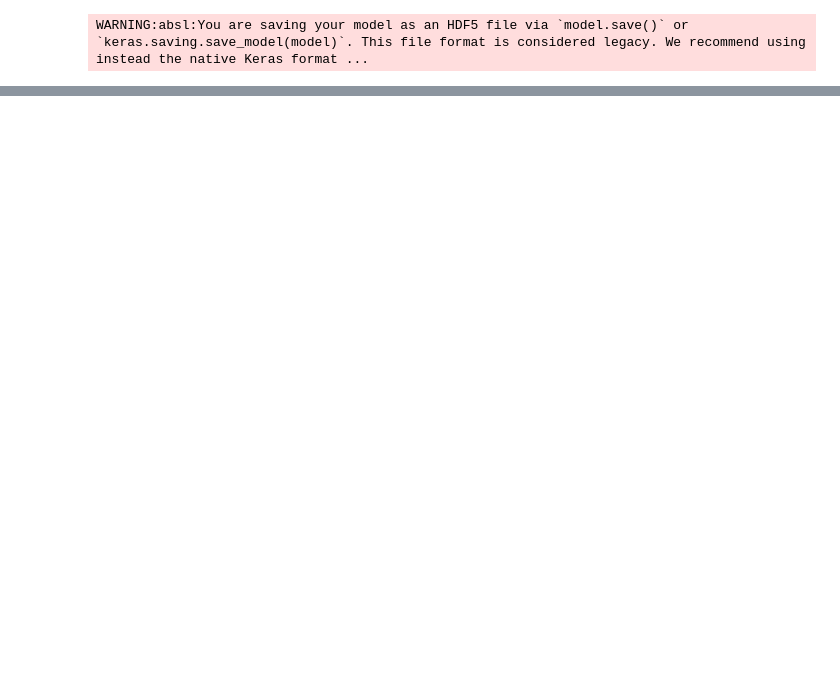
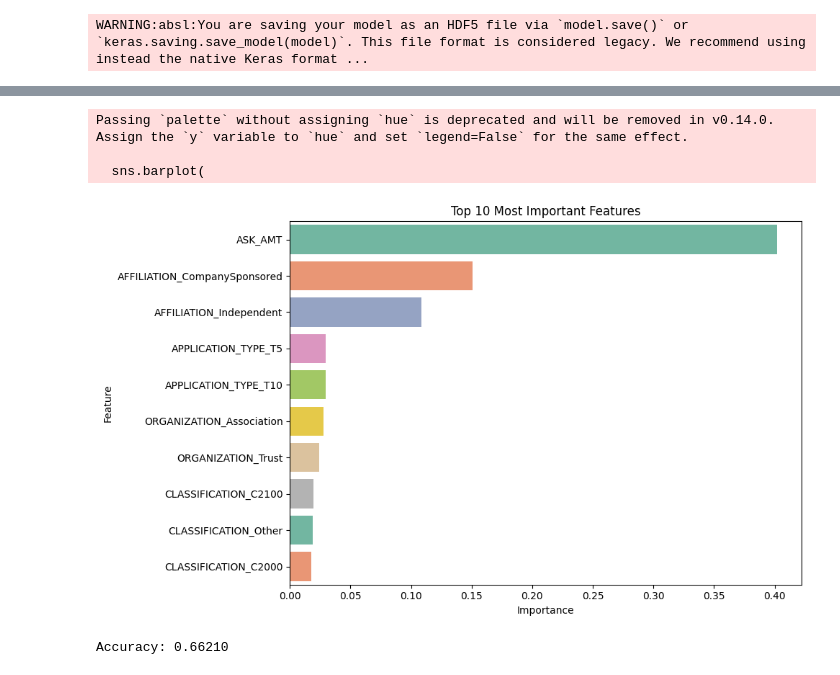
Before and after one commit to LegallyNotBlonde/deep-learning-challenge, a Jupyter notebook: AlphabetSoupCharity_Optimization.ipynb, the cells around one changed output, grey strips where cells are left out. Cells and saved outputs as stored; diff of their text form; code cells hidden in the pictures; blank space fills up the shorter version.

```diff
--- a/AlphabetSoupCharity_Optimization.ipynb
+++ b/AlphabetSoupCharity_Optimization.ipynb
@@ -518,0 +451,18 @@ Feature Importances: [4.01926006e-01 2.82743411e-02 1.65033220e-02 1.69343703e-0
+# %%
+# Feature Importance using RandomForest (for comparison or feature analysis)
+feature_importances = model.feature_importances_
+
+# Get feature names from X.columns
+feature_names = X.columns
+
+# Create a DataFrame to visualize feature importances
+feature_importances_df = pd.DataFrame({
+    'Feature': feature_names,
+    'Importance': feature_importances
+})
+
+# Sort the DataFrame by importance in descending order
+feature_importances_df = feature_importances_df.sort_values(by='Importance', ascending=False)
+
+# Display the 10 most important features
+print(feature_importances_df.head(10))
@@ -519,3 +481,65 @@ Feature Importances: [4.01926006e-01 2.82743411e-02 1.65033220e-02 1.69343703e-0
+# %%
+# Select the top 10 most important features
+top_10_features = feature_importances_df.head(10)
+
+# Set up the matplotlib figure
+plt.figure(figsize=(10, 6))
+
+# Create a barplot using Seaborn, with different colors for each bar
+sns.barplot(
+    x='Importance',
+    y='Feature',
+    data=top_10_features,
+    palette='Set2'  # You can choose a different color palette if you prefer
+)
+
+# Add plot title and labels
+plt.title('Top 10 Most Important Features')
+plt.xlabel('Importance')
+plt.ylabel('Feature')
+
+# Show the plot
+plt.tight_layout()
+plt.show()
+# %% [output]
+Passing `palette` without assigning `hue` is deprecated and will be removed in v0.14.0. Assign the `y` variable to `hue` and set `legend=False` for the same effect.
+
+  sns.barplot(
+[figure, added]
+# %%
+# Create a new data frame to run Random forest with the 3 most imprtant features only
+enhanced_data = updated_data_encoded_dropped.copy()
+
+# Drop the features from the dataset
+enhanced_data = enhanced_data[['ASK_AMT', 'AFFILIATION_CompanySponsored', 'AFFILIATION_Independent', 'IS_SUCCESSFUL']]
+
+# Split the preprocessed data into features (X) and target (y)
+X = enhanced_data.drop('IS_SUCCESSFUL', axis=1)
+y = enhanced_data['IS_SUCCESSFUL']
+
+# Split the data into training and testing sets
+X_train, X_test, y_train, y_test = train_test_split(X, y, test_size=0.3, random_state=25)
+
+# Scale 'ASK_AMT' only
+new_scaler = StandardScaler()
+
+# Fit and transform the training data
+X_train['ASK_AMT'] = new_scaler.fit_transform(X_train[['ASK_AMT']])
+# Apply the same transformation to the test data
+X_test['ASK_AMT'] = new_scaler.transform(X_test[['ASK_AMT']])
+
+# Initialize and train the Random Forest model
+model = RandomForestClassifier(random_state=25)
+model.fit(X_train, y_train)
+
+# Make predictions on the test set
+y_pred = model.predict(X_test)
+
+# Evaluate the model
+new_accuracy = model.score(X_test, y_test)
+print(f"Accuracy: {new_accuracy:.5f}")
+# %% [output]
+Accuracy: 0.66210
 # %%
 # Functional API model data to find a model with the highest accuracy
 # %%
```
Also changed, not shown: parts of 18 cells of this notebook, 1 other file.
